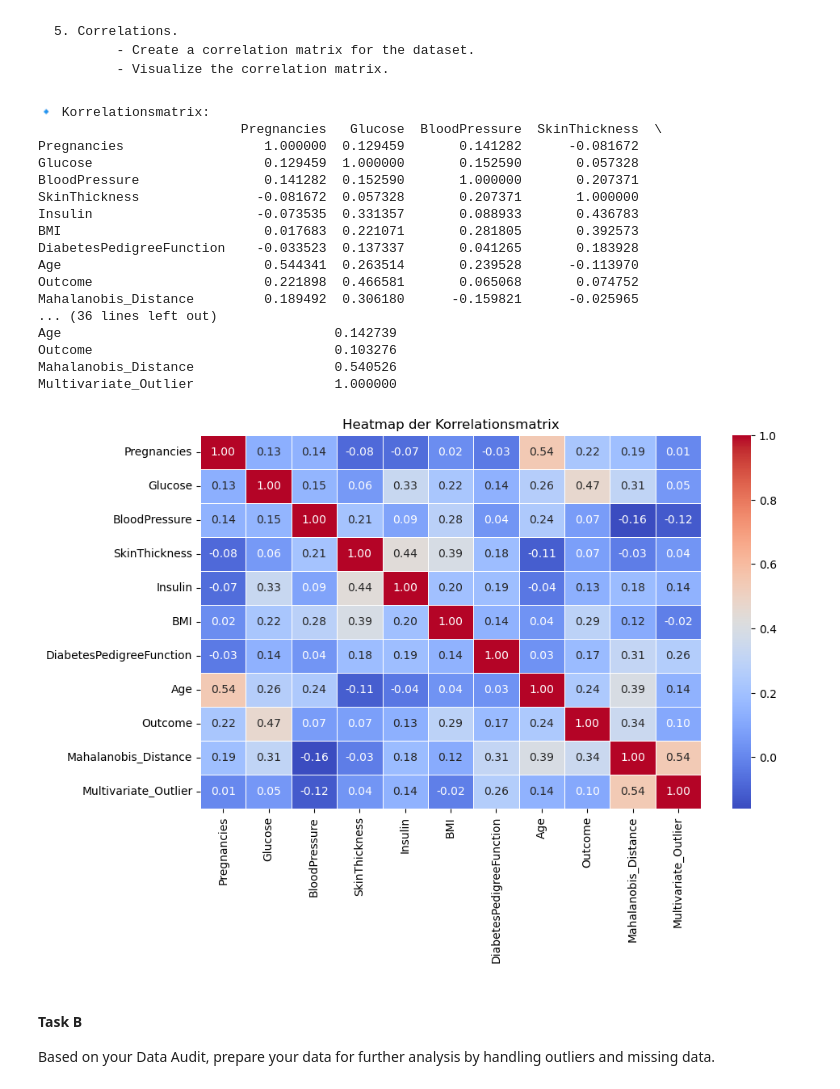
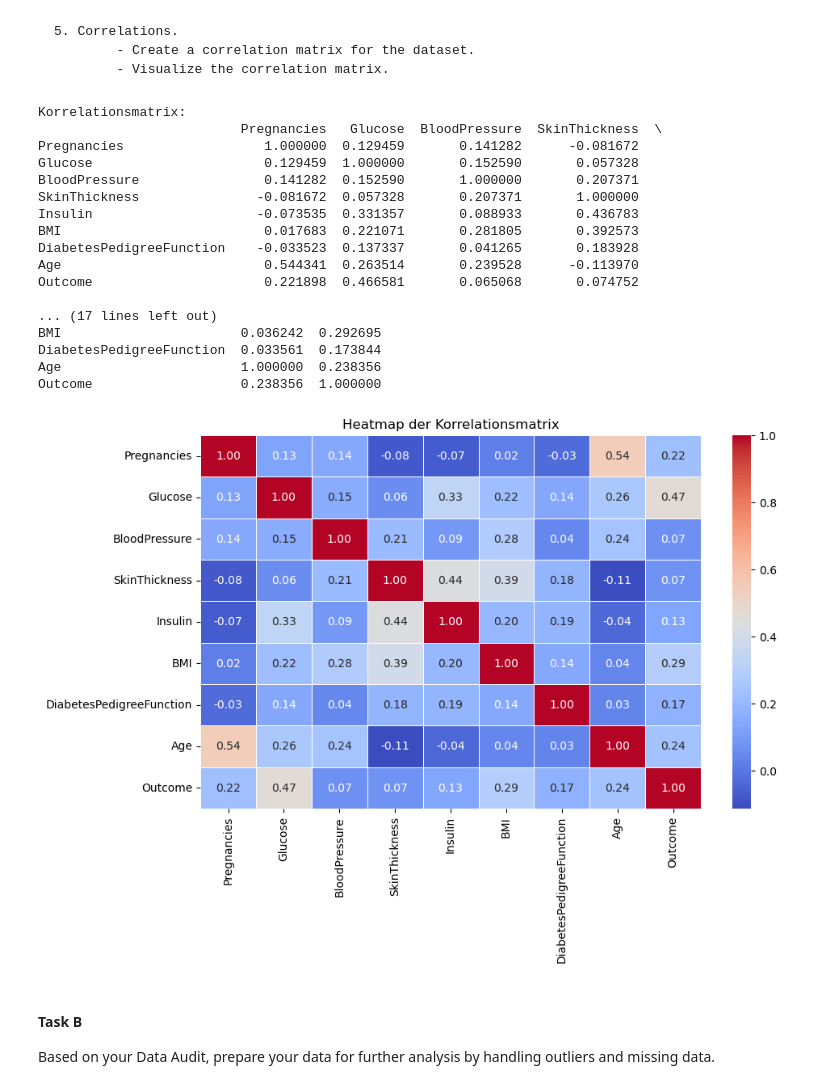
Before and after one commit to davisdsuess/Applied-Analytics, a Jupyter notebook: 01_Monday/session1afternoon.ipynb, the cells around one changed output. Drawn from its saved outputs; the diff is of its cells as text; code cells hidden in the pictures.

```diff
--- a/01_Monday/session1afternoon.ipynb
+++ b/01_Monday/session1afternoon.ipynb
@@ -249,38 +249,45 @@ Strategien zum Umgang mit fehlenden Werten:
 # %%
 import seaborn as sns
 import matplotlib.pyplot as plt
 
+# Überprüfe, ob die Spalten existieren, bevor sie entfernt werden
+columns_to_remove = ["Mahalanobis_Distance", "Multivariate_Outlier"]
+existing_columns = [col for col in columns_to_remove if col in df.columns]
+
+# Entferne nur vorhandene Spalten
+df_filtered = df.drop(columns=existing_columns, errors='ignore')
+
 # Erstelle die Korrelationsmatrix
-correlation_matrix = df.corr()
+correlation_matrix = df_filtered.corr()
 
 # Zeige die Korrelationsmatrix als Tabelle
-print("🔹 Korrelationsmatrix:")
+print("Korrelationsmatrix:")
 print(correlation_matrix)
 
 # Visualisiere die Korrelationsmatrix als Heatmap
 plt.figure(figsize=(10, 6))
 sns.heatmap(correlation_matrix, annot=True, cmap="coolwarm", fmt=".2f", linewidths=0.5)
 plt.title("Heatmap der Korrelationsmatrix")
 plt.show()
 # %% [output]
-🔹 Korrelationsmatrix:
+Korrelationsmatrix:
                           Pregnancies   Glucose  BloodPressure  SkinThickness  \
 Pregnancies                  1.000000  0.129459       0.141282      -0.081672
 Glucose                      0.129459  1.000000       0.152590       0.057328
 BloodPressure                0.141282  0.152590       1.000000       0.207371
 SkinThickness               -0.081672  0.057328       0.207371       1.000000
 Insulin                     -0.073535  0.331357       0.088933       0.436783
 BMI                          0.017683  0.221071       0.281805       0.392573
 DiabetesPedigreeFunction    -0.033523  0.137337       0.041265       0.183928
 Age                          0.544341  0.263514       0.239528      -0.113970
 Outcome                      0.221898  0.466581       0.065068       0.074752
-Mahalanobis_Distance         0.189492  0.306180      -0.159821      -0.025965
-... (36 lines left out)
-Age                                   0.142739
-Outcome                               0.103276
-Mahalanobis_Distance                  0.540526
-Multivariate_Outlier                  1.000000
+
+... (17 lines left out)
+BMI                       0.036242  0.292695
+DiabetesPedigreeFunction  0.033561  0.173844
+Age                       1.000000  0.238356
+Outcome                   0.238356  1.000000
-[figure, old version]
+[figure, new version]
 # %% [markdown]
 #### Task B
 Based on your Data Audit, prepare your data for further analysis by handling outliers and missing data.
```
